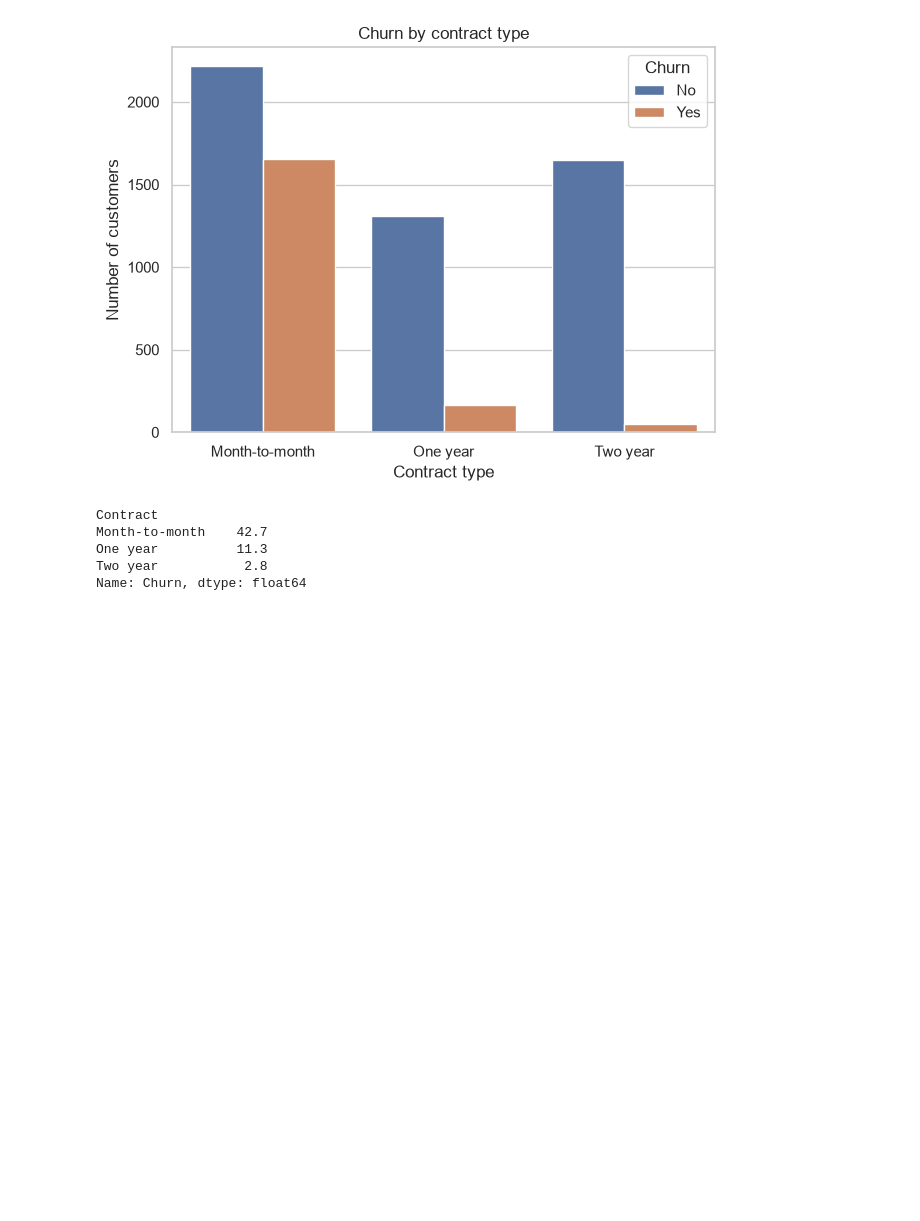
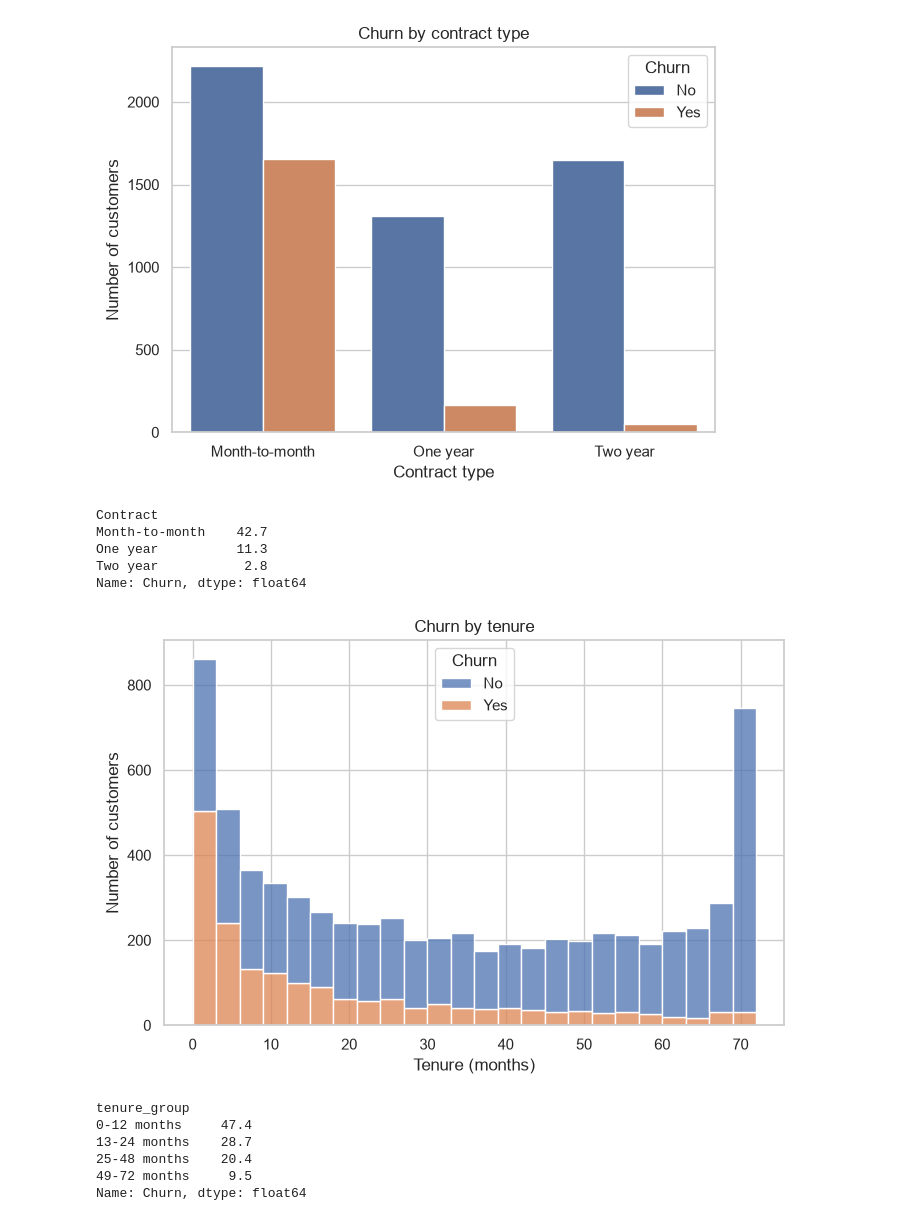
Before and after one commit to gabrielle-bertocchi/pfd200-churn-prediction, a Jupyter notebook: churn_analysis.ipynb, the cells around one changed output. Cells and saved outputs as stored; diff of their text form; code cells hidden in the pictures; blank space fills up the shorter version.

Commit message:
Add EDA: churn by tenure

```diff
--- a/churn_analysis.ipynb
+++ b/churn_analysis.ipynb
@@ -106,3 +106,25 @@ Month-to-month    42.7
 One year          11.3
 Two year           2.8
 Name: Churn, dtype: float64
+# %%
+plt.figure(figsize=(8, 5))
+sns.histplot(data=df, x='tenure', hue='Churn', bins=24, multiple='stack')
+plt.title('Churn by tenure')
+plt.xlabel('Tenure (months)')
+plt.ylabel('Number of customers')
+plt.show()
+# %% [output]
+[figure, added]
+# %%
+df['tenure_group'] = pd.cut(df['tenure'], bins=[-1, 12, 24, 48, 72],
+                            labels=['0-12 months', '13-24 months', '25-48 months', '49-72 months'])
+
+churn_by_tenure = df.groupby('tenure_group', observed=True)['Churn'].apply(lambda s: (s == 'Yes').mean() * 100)
+churn_by_tenure.round(1)
+# %% [output]
+tenure_group
+0-12 months     47.4
+13-24 months    28.7
+25-48 months    20.4
+49-72 months     9.5
+Name: Churn, dtype: float64
```
